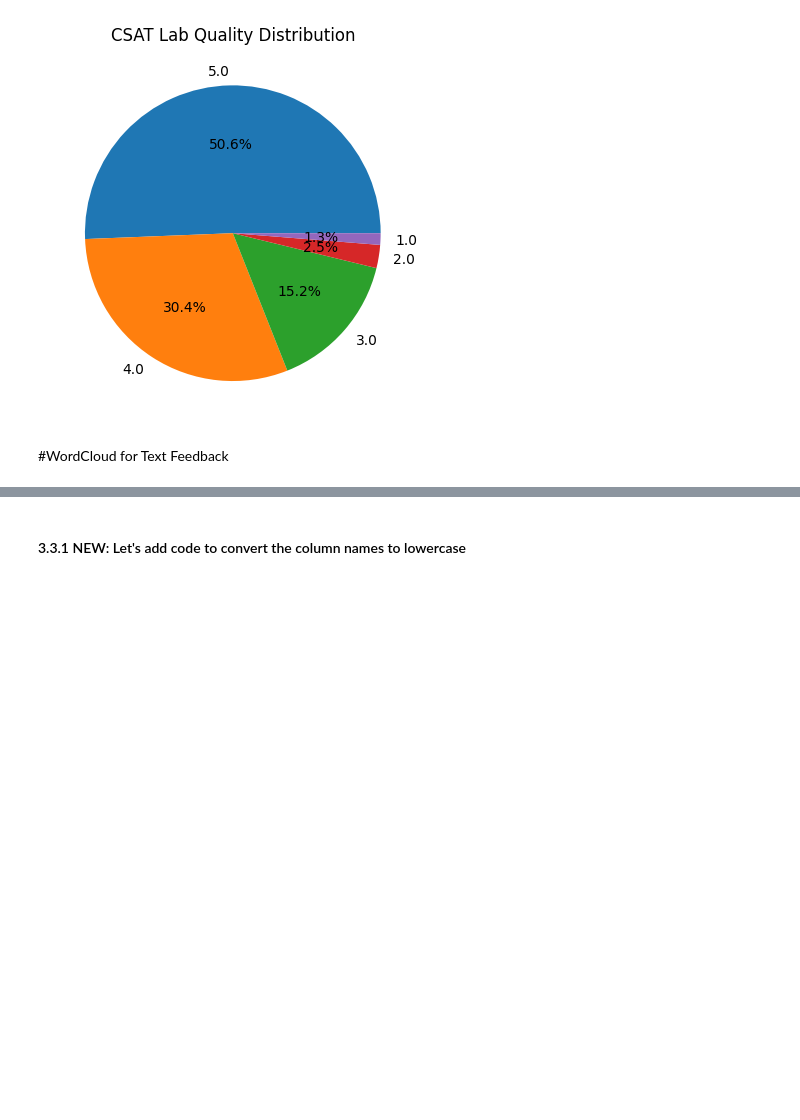
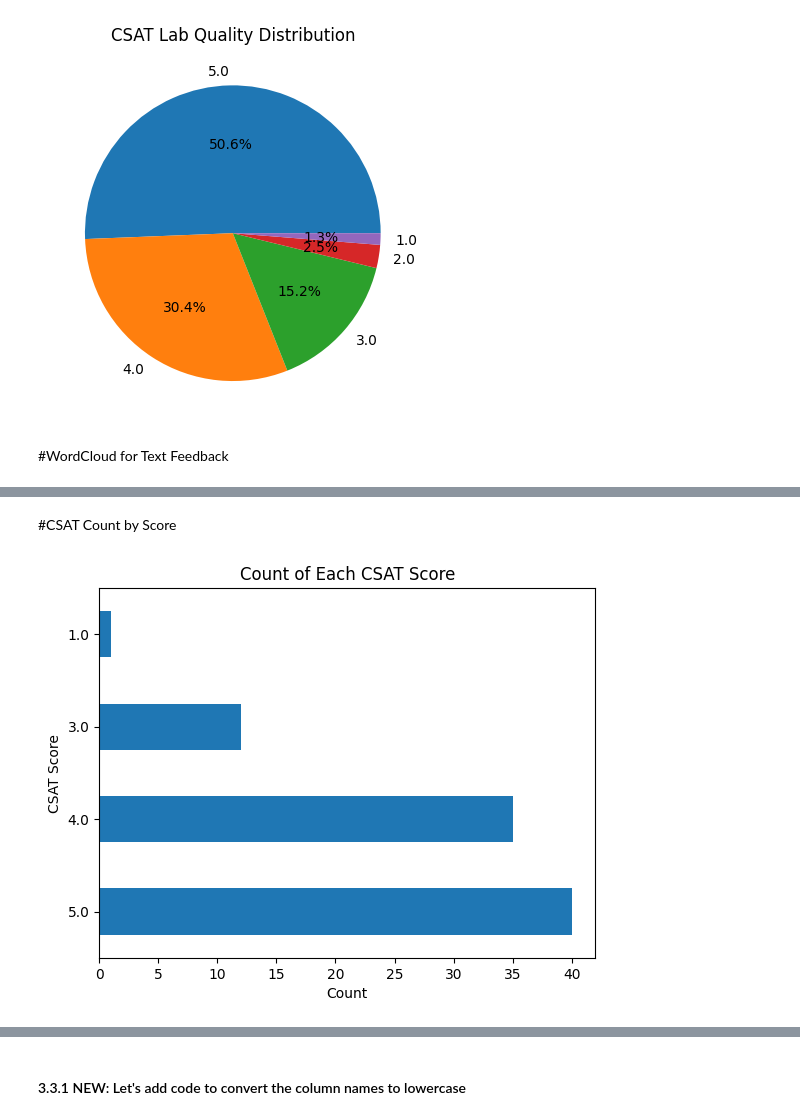
Before and after one commit to gstripling00/conferences, a Jupyter notebook: course_data_analysis.ipynb, the cells around one changed output, grey strips where cells are left out. Drawn from its saved outputs; the diff is of its cells as text; code cells hidden in the pictures; blank space fills up the shorter version.

```diff
--- a/course_data_analysis.ipynb
+++ b/course_data_analysis.ipynb
@@ -288,0 +317,13 @@ df.head()
+# %% [markdown]
+#CSAT Count by Score
+# %%
+# Count occurrences of each CSAT score
+csat_counts = df['feedback_csat'].value_counts()
+
+# Plot the counts as a horizontal bar chart
+csat_counts.plot(kind='barh', title='Count of Each CSAT Score')
+plt.xlabel('Count')
+plt.ylabel('CSAT Score')
+plt.show()
+# %% [output]
+[figure, added]
```
Also changed, not shown: parts of 8 cells of this notebook.
